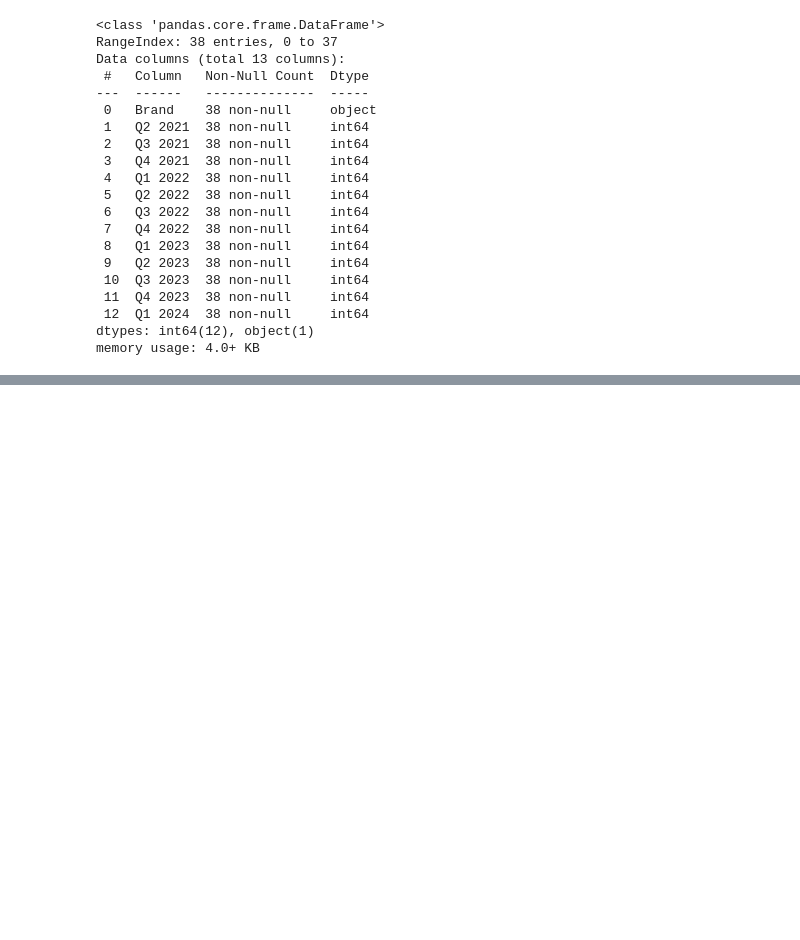
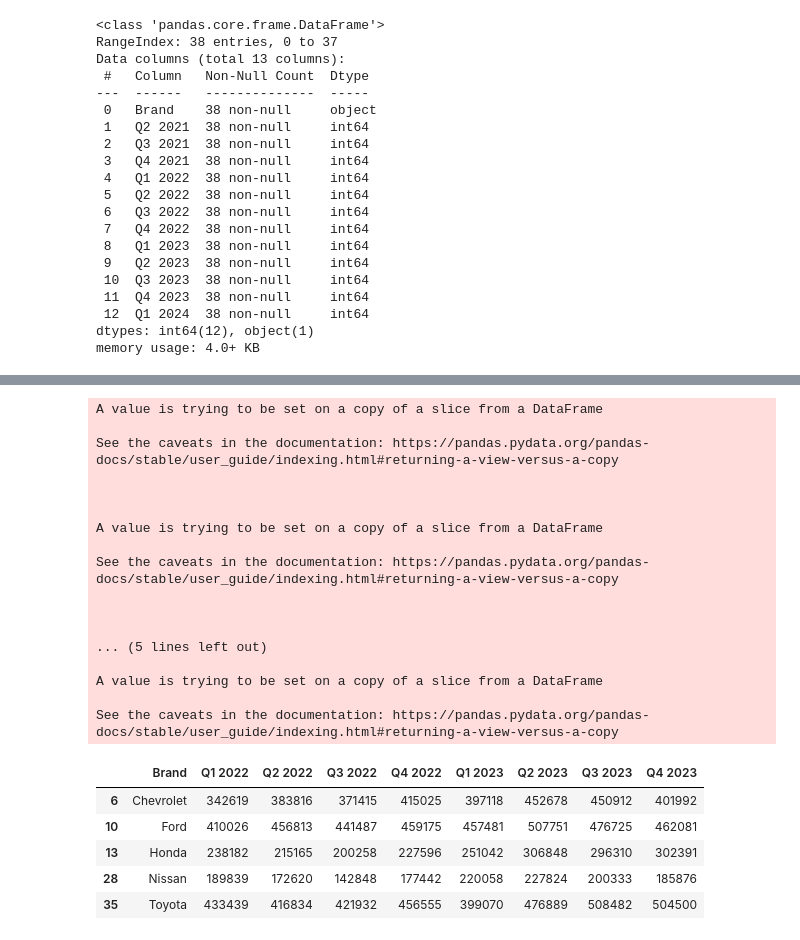
Before and after one commit to ratimayy/ML, a Jupyter notebook: HW_plotly_graph.ipynb, the cells around one changed output, grey strips where cells are left out. Drawn from its saved outputs; the diff is of its cells as text; code cells hidden in the pictures; blank space fills up the shorter version.

```diff
--- a/HW_plotly_graph.ipynb
+++ b/HW_plotly_graph.ipynb
@@ -68,3 +54,34 @@ See the caveats in the documentation: https://pandas.pydata.org/pandas-docs/stab
+# %%
+a.drop('Q1 2024', axis = 1, inplace = True)
+a.drop('Q2 2021', axis = 1, inplace = True)
+a.drop('Q3 2021', axis = 1, inplace = True)
+a.drop('Q4 2021', axis = 1, inplace = True)
+
+a
+# %% [output]
+A value is trying to be set on a copy of a slice from a DataFrame
+
+See the caveats in the documentation: https://pandas.pydata.org/pandas-docs/stable/user_guide/indexing.html#returning-a-view-versus-a-copy
+
+
+
+A value is trying to be set on a copy of a slice from a DataFrame
+
+See the caveats in the documentation: https://pandas.pydata.org/pandas-docs/stable/user_guide/indexing.html#returning-a-view-versus-a-copy
+
+
+
+... (5 lines left out)
+
+A value is trying to be set on a copy of a slice from a DataFrame
+
+See the caveats in the documentation: https://pandas.pydata.org/pandas-docs/stable/user_guide/indexing.html#returning-a-view-versus-a-copy
+|  | Brand | Q1 2022 | Q2 2022 | Q3 2022 | Q4 2022 | Q1 2023 | Q2 2023 | Q3 2023 | Q4 2023 |
+| 6 | Chevrolet | 342619 | 383816 | 371415 | 415025 | 397118 | 452678 | 450912 | 401992 |
+| 10 | Ford | 410026 | 456813 | 441487 | 459175 | 457481 | 507751 | 476725 | 462081 |
+| 13 | Honda | 238182 | 215165 | 200258 | 227596 | 251042 | 306848 | 296310 | 302391 |
+| 28 | Nissan | 189839 | 172620 | 142848 | 177442 | 220058 | 227824 | 200333 | 185876 |
+| 35 | Toyota | 433439 | 416834 | 421932 | 456555 | 399070 | 476889 | 508482 | 504500 |
 # %%
 import plotly.express as px
 
```
Also changed, not shown: parts of 3 cells of this notebook.
